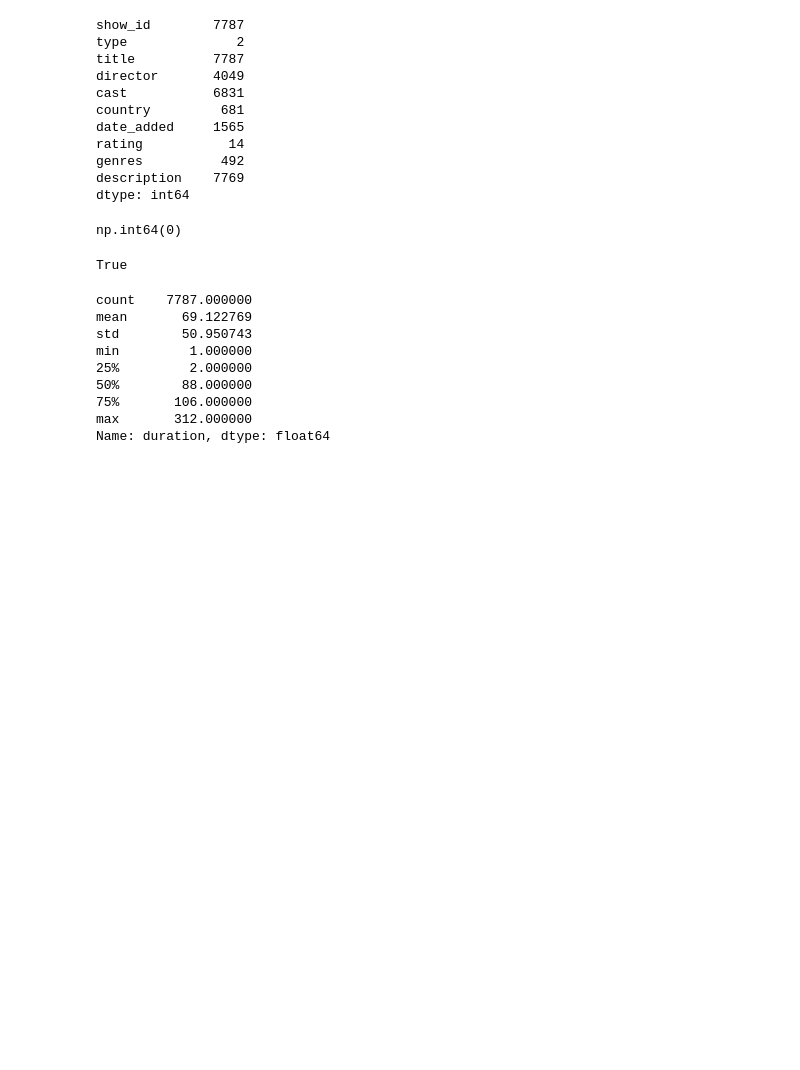
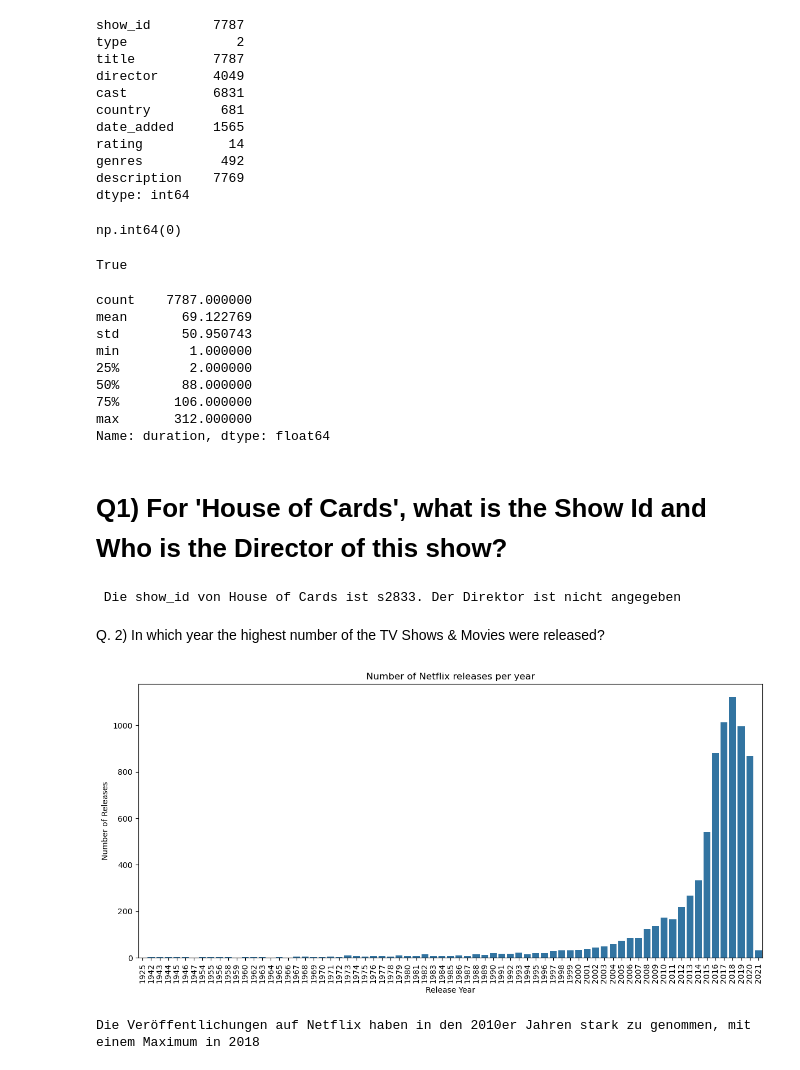
Before and after one commit to Irrler/eda-netflix-movies, a Jupyter notebook: Analyse.ipynb, the cells around one changed output. Drawn from its saved outputs; the diff is of its cells as text; code cells hidden in the pictures; blank space fills up the shorter version.

```diff
--- a/Analyse.ipynb
+++ b/Analyse.ipynb
@@ -144,3 +144,45 @@ min         1.000000
 75%       106.000000
 max       312.000000
 Name: duration, dtype: float64
+# %% [markdown]
+# Q1) For 'House of Cards', what is the Show Id and Who is the Director of this show?
+# %%
+# Filtern nach show_id und director
+
+house_of_cards_id = df.loc[df["title"] == "House of Cards", "show_id"].iloc[0]
+
+house_of_cards_director = df.loc[df["title"] == "House of Cards", "director"].iloc[0]
+
+print(f' Die show_id von House of Cards ist {house_of_cards_id}. Der Direktor ist nicht angegeben')
+# %% [output]
+ Die show_id von House of Cards ist s2833. Der Direktor ist nicht angegeben
+# %% [markdown]
+Q. 2) In which year the highest number of the TV Shows & Movies were released?
+# %%
+# Zählen der Releases pro Jahr/Typ
+
+release_counts = (
+    df.groupby("release_year")
+      .size()
+      .reset_index(name="count")
+      .sort_values("release_year")
+)
+
+plt.figure(figsize=(12, 6))
+sns.barplot(
+    data=release_counts,
+    x="release_year",
+    y="count"
+)
+
+plt.xlabel("Release Year")
+plt.ylabel("Number of Releases")
+plt.title("Number of Netflix releases per year")
+plt.xticks(rotation=90)
+plt.tight_layout()
+plt.show()
+
+print(f'Die Veröffentlichungen auf Netflix haben in den 2010er Jahren stark zu genommen, mit einem Maximum in 2018')
+# %% [output]
+[figure, added]
+Die Veröffentlichungen auf Netflix haben in den 2010er Jahren stark zu genommen, mit einem Maximum in 2018
```
Also changed, not shown: parts of 11 cells of this notebook.
